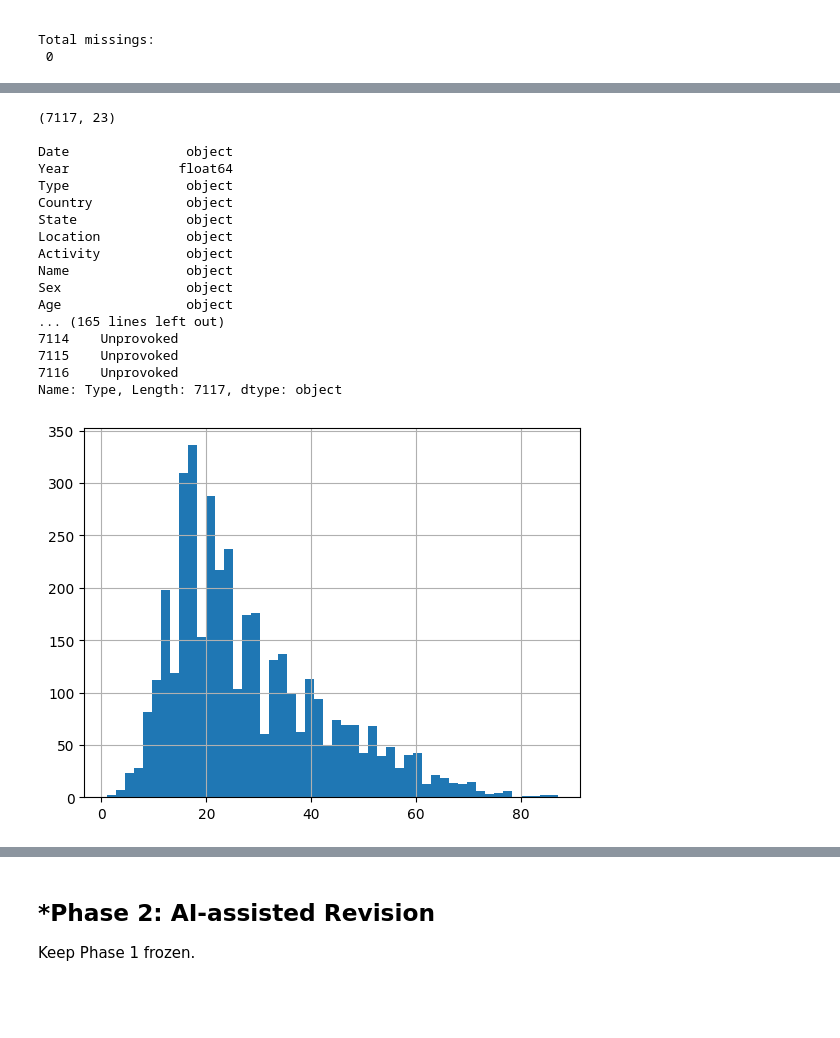
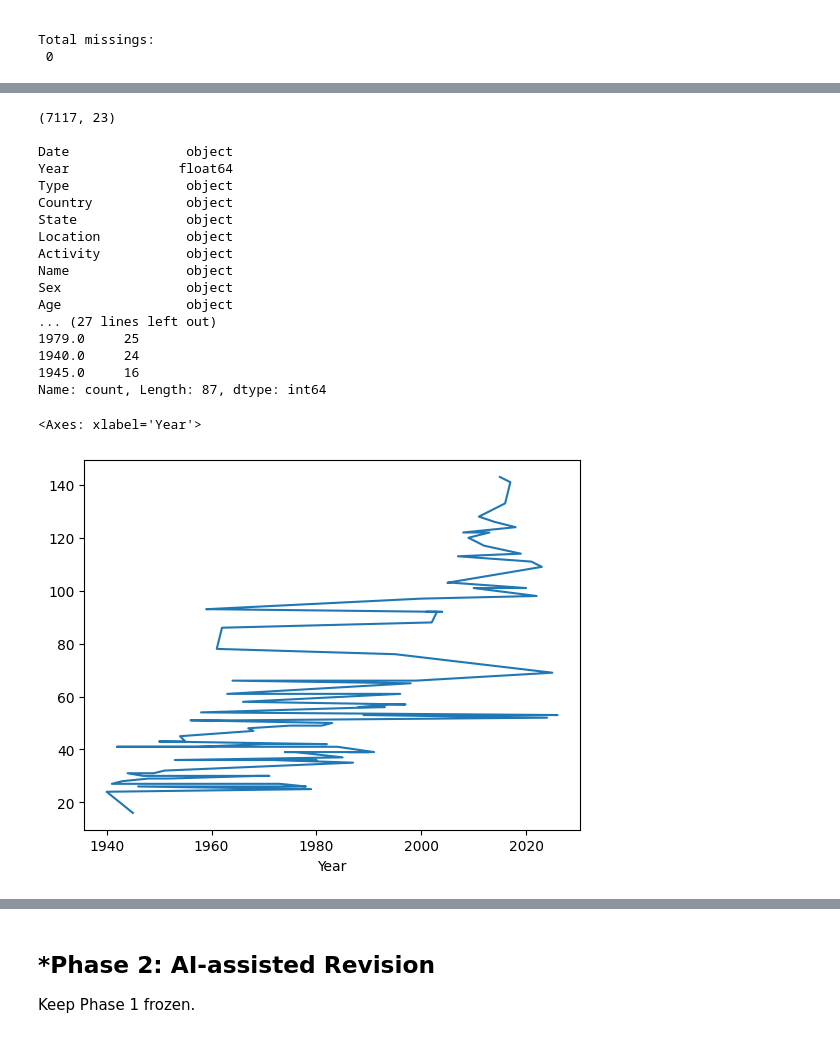
Before and after one commit to lanile200/A01-data-wrangling, a Jupyter notebook: notebook.ipynb, the cells around one changed output, grey strips where cells are left out. Drawn from its saved outputs; the diff is of its cells as text; code cells hidden in the pictures; blank space fills up the shorter version.

```diff
--- a/notebook.ipynb
+++ b/notebook.ipynb
@@ -119,49 +127,50 @@ Missing                         31    985
 No                               2    150
 Yes                             44    172
 # %%
-import pandas as pd
+# Question 2:
 
-df = pd.read_excel('GSAF5.xls')
+import pandas as pd #import pandas
 
+df = pd.read_excel('GSAF5.xls') # load data from file
+
+# looking at data
 print(df.shape, '\n') # gives number of rows and columns
 print(df.dtypes, '\n')
 df.head()
 
 # get rid columns with no data
 df = df.dropna(how='all', axis=1)
 
 # clean the Year variable
 df['Year'] = pd.to_numeric(df['Year'], errors='coerce')
-print(df['Year'])
+print('Minimum Year: ',df['Year'].min())
+print('Maximum Year: ',df['Year'].max())
+print()
 # The years range from 0 to 2026.
 
 
 df_1940 = df[df['Year'] >= 1940]
-print(df_1940)
-# Attacks look as if they are increasing overtime.
-df['Age'] = df['Age'].astype(str)
-df['Age'] = pd.to_numeric(df['Age'], errors='coerce')
-
-df['Age'].hist(bins=50)
-print(df['Sex'])
-
-print(df['Type'])
+attacks_by_year = df_1940['Year'].value_counts()
+print(attacks_by_year)
+attacks_by_year.plot()
+# Based on the chart, attacks look as if they are increasing overtime in recent years.
 # %% [output]
 (7117, 23)
 
 Date               object
 Year              float64
 Type               object
 Country            object
 State              object
 Location           object
 Activity           object
 Name               object
 Sex                object
 Age                object
-... (165 lines left out)
-7114    Unprovoked
-7115    Unprovoked
-7116    Unprovoked
-Name: Type, Length: 7117, dtype: object
+... (27 lines left out)
+1979.0     25
+1940.0     24
+1945.0     16
+Name: count, Length: 87, dtype: int64
+<Axes: xlabel='Year'>
-[figure, old version]
+[figure, new version]
```
Also changed, not shown: parts of 3 cells of this notebook.
